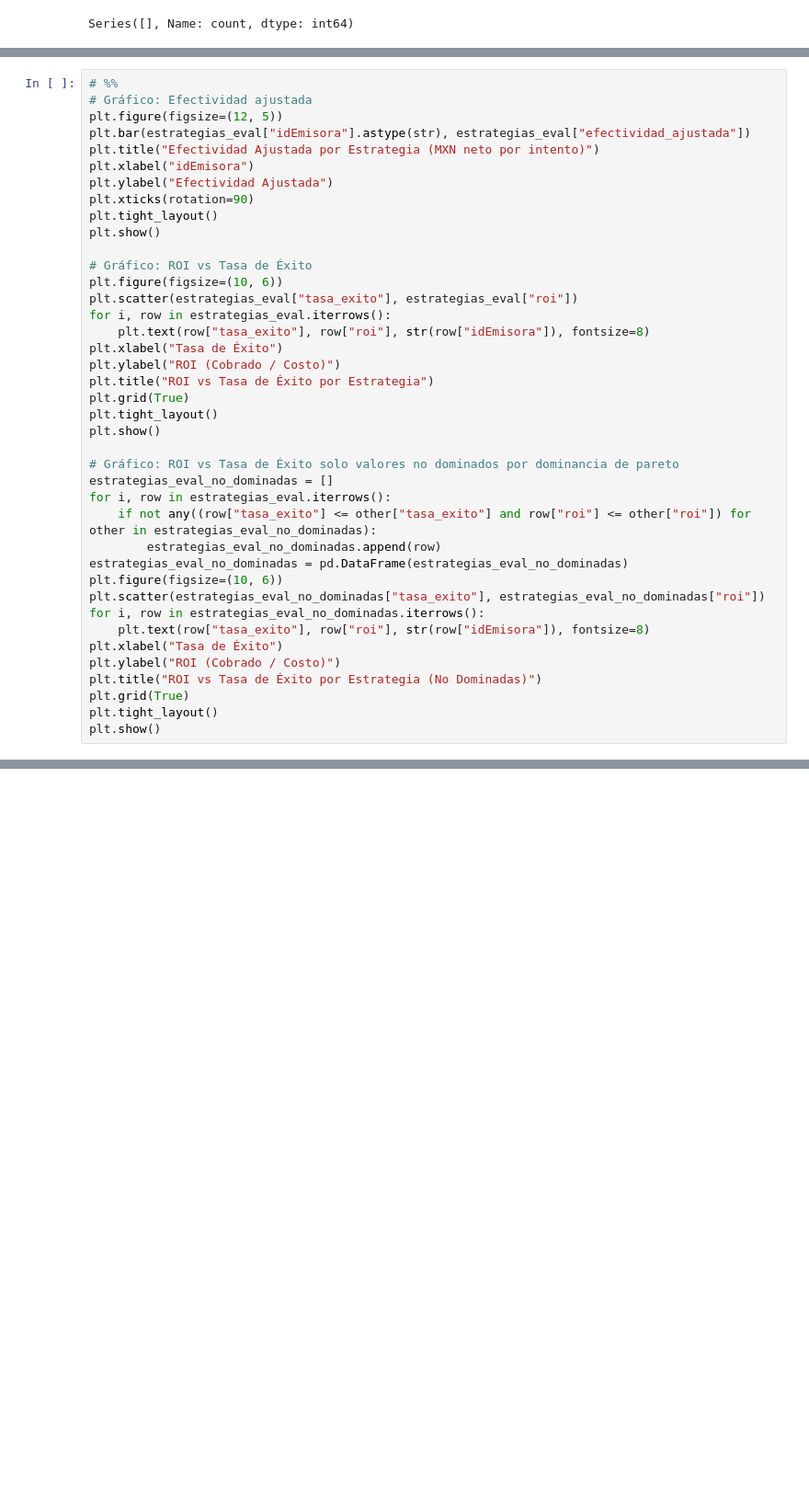
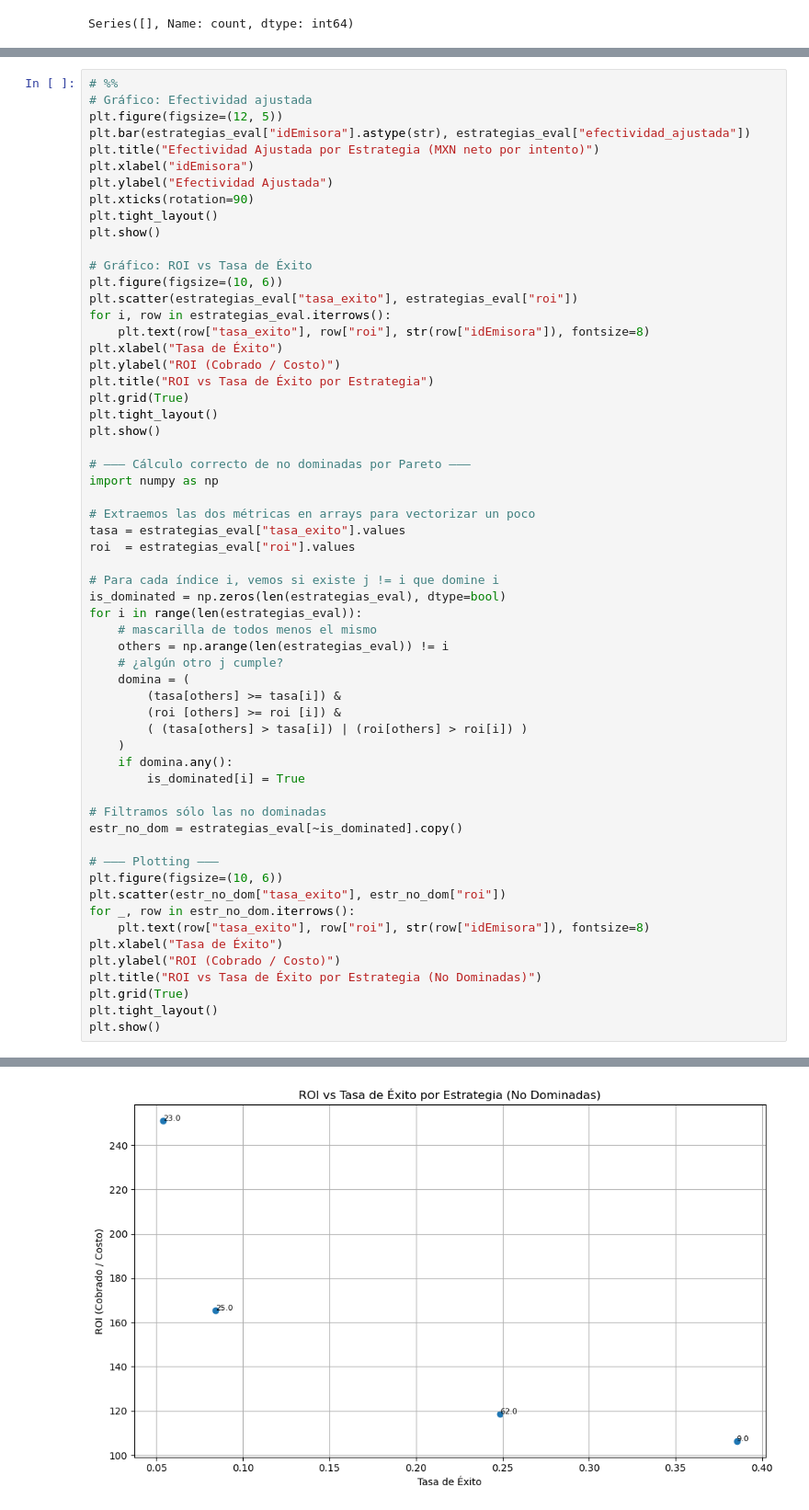
Before and after one commit to AxelDGG/DataThon, a Jupyter notebook: analisis2.ipynb, the cells around one changed output, grey strips where cells are left out. Shown: that part at 92% size. Saved outputs shown, nothing was run; the diff lists cells and outputs as text; blank space fills up the shorter version.

```diff
--- a/analisis2.ipynb
+++ b/analisis2.ipynb
@@ -334,41 +385,61 @@ plt.bar(estrategias_eval["idEmisora"].astype(str), estrategias_eval["efectividad
 plt.title("Efectividad Ajustada por Estrategia (MXN neto por intento)")
 plt.xlabel("idEmisora")
 plt.ylabel("Efectividad Ajustada")
 plt.xticks(rotation=90)
 plt.tight_layout()
 plt.show()
 
 # Gráfico: ROI vs Tasa de Éxito
 plt.figure(figsize=(10, 6))
 plt.scatter(estrategias_eval["tasa_exito"], estrategias_eval["roi"])
 for i, row in estrategias_eval.iterrows():
     plt.text(row["tasa_exito"], row["roi"], str(row["idEmisora"]), fontsize=8)
 plt.xlabel("Tasa de Éxito")
 plt.ylabel("ROI (Cobrado / Costo)")
 plt.title("ROI vs Tasa de Éxito por Estrategia")
 plt.grid(True)
 plt.tight_layout()
 plt.show()
 
-# Gráfico: ROI vs Tasa de Éxito solo valores no dominados por dominancia de pareto
-estrategias_eval_no_dominadas = []
-for i, row in estrategias_eval.iterrows():
-    if not any((row["tasa_exito"] <= other["tasa_exito"] and row["roi"] <= other["roi"]) for other in estrategias_eval_no_dominadas):
-        estrategias_eval_no_dominadas.append(row)
-estrategias_eval_no_dominadas = pd.DataFrame(estrategias_eval_no_dominadas)
+# ——— Cálculo correcto de no dominadas por Pareto ———
+import numpy as np
+
+# Extraemos las dos métricas en arrays para vectorizar un poco
+tasa = estrategias_eval["tasa_exito"].values
+roi  = estrategias_eval["roi"].values
+
+# Para cada índice i, vemos si existe j != i que domine i
+is_dominated = np.zeros(len(estrategias_eval), dtype=bool)
+for i in range(len(estrategias_eval)):
+    # mascarilla de todos menos el mismo
+    others = np.arange(len(estrategias_eval)) != i
+    # ¿algún otro j cumple?
+    domina = (
+        (tasa[others] >= tasa[i]) &
+        (roi [others] >= roi [i]) &
+        ( (tasa[others] > tasa[i]) | (roi[others] > roi[i]) )
+    )
+    if domina.any():
+        is_dominated[i] = True
+
+# Filtramos sólo las no dominadas
+estr_no_dom = estrategias_eval[~is_dominated].copy()
+
+# ——— Plotting ———
 plt.figure(figsize=(10, 6))
-plt.scatter(estrategias_eval_no_dominadas["tasa_exito"], estrategias_eval_no_dominadas["roi"])
-for i, row in estrategias_eval_no_dominadas.iterrows():
+plt.scatter(estr_no_dom["tasa_exito"], estr_no_dom["roi"])
+for _, row in estr_no_dom.iterrows():
     plt.text(row["tasa_exito"], row["roi"], str(row["idEmisora"]), fontsize=8)
 plt.xlabel("Tasa de Éxito")
 plt.ylabel("ROI (Cobrado / Costo)")
 plt.title("ROI vs Tasa de Éxito por Estrategia (No Dominadas)")
 plt.grid(True)
 plt.tight_layout()
 plt.show()
 # %% [output]
 [figure]
 [figure]
+[figure, added]
 # %%
 # %%
 from sklearn.model_selection import train_test_split
```
Also changed, not shown: parts of 16 cells of this notebook.
